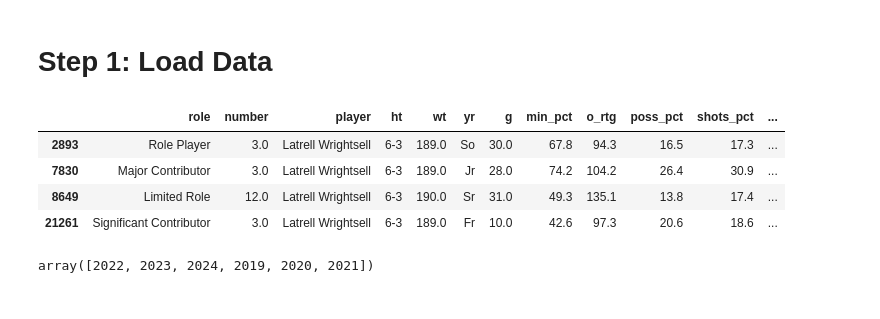
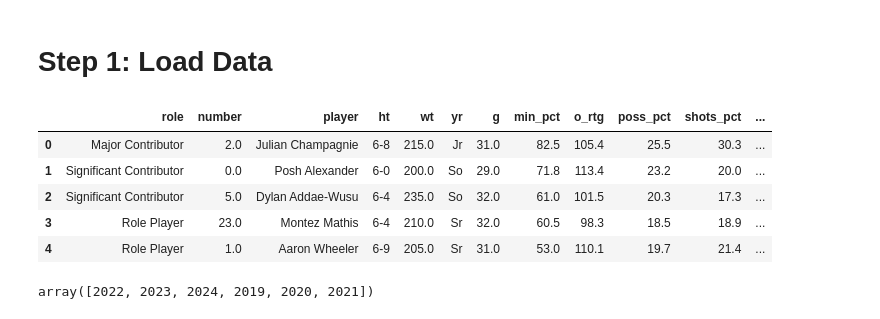
Before and after one commit to qadabie/NCAAB_TransferPortal, a Jupyter notebook: pd_fe/ensemble_transfer_model.ipynb, the cells around one changed output. Cells and saved outputs as stored; diff of their text form; code cells hidden in the pictures.

```diff
--- a/pd_fe/ensemble_transfer_model.ipynb
+++ b/pd_fe/ensemble_transfer_model.ipynb
@@ -15,16 +15,13 @@ df = pd.read_sql(f"SELECT * FROM {table_name};", con = engine)
 # %%
 pd.set_option('display.max_columns', None)
 df.head()
-
-test = df[df['player'] == "Latrell Wrightsell"]
-
-test
 # %% [output]
 |  | role | number | player | ht | wt | yr | g | min_pct | o_rtg | poss_pct | shots_pct | ... |
-| 2893 | Role Player | 3.0 | Latrell Wrightsell | 6-3 | 189.0 | So | 30.0 | 67.8 | 94.3 | 16.5 | 17.3 | ... |
-| 7830 | Major Contributor | 3.0 | Latrell Wrightsell | 6-3 | 189.0 | Jr | 28.0 | 74.2 | 104.2 | 26.4 | 30.9 | ... |
-| 8649 | Limited Role | 12.0 | Latrell Wrightsell | 6-3 | 190.0 | Sr | 31.0 | 49.3 | 135.1 | 13.8 | 17.4 | ... |
-| 21261 | Significant Contributor | 3.0 | Latrell Wrightsell | 6-3 | 189.0 | Fr | 10.0 | 42.6 | 97.3 | 20.6 | 18.6 | ... |
+| 0 | Major Contributor | 2.0 | Julian Champagnie | 6-8 | 215.0 | Jr | 31.0 | 82.5 | 105.4 | 25.5 | 30.3 | ... |
+| 1 | Significant Contributor | 0.0 | Posh Alexander | 6-0 | 200.0 | So | 29.0 | 71.8 | 113.4 | 23.2 | 20.0 | ... |
+| 2 | Significant Contributor | 5.0 | Dylan Addae-Wusu | 6-4 | 235.0 | So | 32.0 | 61.0 | 101.5 | 20.3 | 17.3 | ... |
+| 3 | Role Player | 23.0 | Montez Mathis | 6-4 | 210.0 | Sr | 32.0 | 60.5 | 98.3 | 18.5 | 18.9 | ... |
+| 4 | Role Player | 1.0 | Aaron Wheeler | 6-9 | 205.0 | Sr | 31.0 | 53.0 | 110.1 | 19.7 | 21.4 | ... |
 # %%
 df['year'].unique()
 # %% [output]
```
Also changed, not shown: parts of 8 cells of this notebook, 1 other file.
